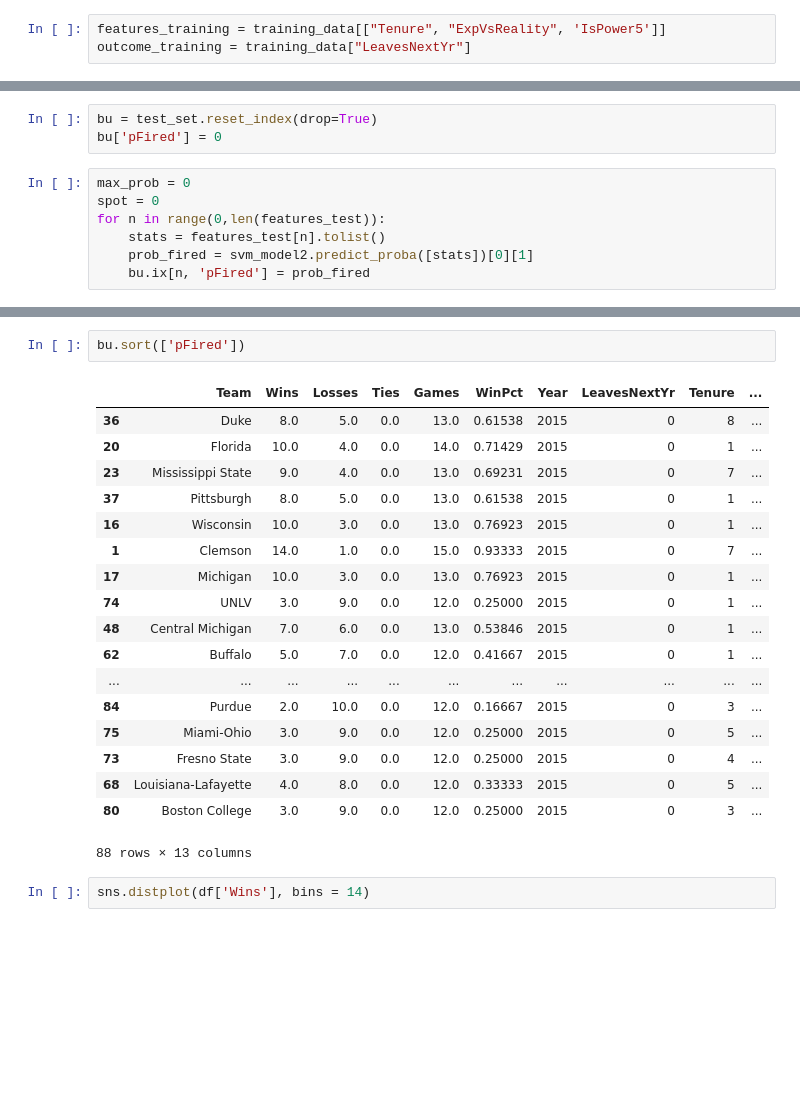
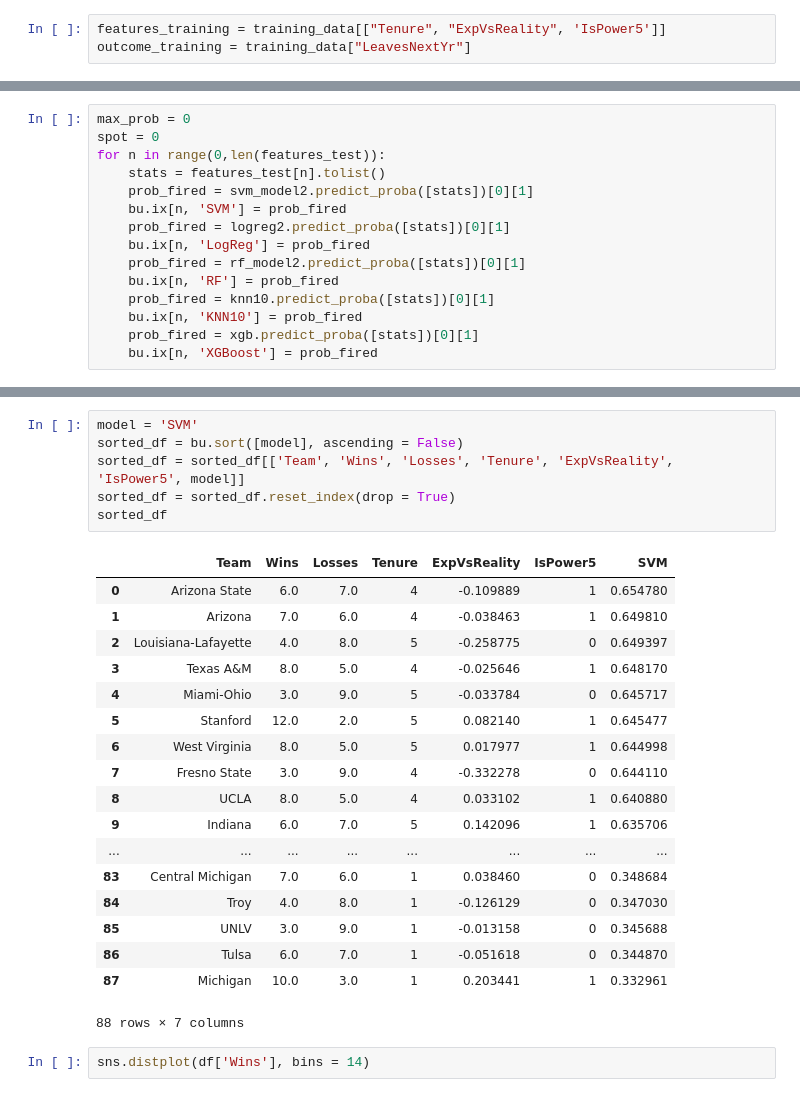
Before and after one commit to bighomeyg/ncaa_hot_seat_2016, a Jupyter notebook: hot_seat_coaches_2016.ipynb, the cells around one changed output, grey strips where cells are left out. Saved outputs shown, nothing was run; the diff lists cells and outputs as text; blank space fills up the shorter version.

```diff
--- a/hot_seat_coaches_2016.ipynb
+++ b/hot_seat_coaches_2016.ipynb
@@ -246,10 +270,15 @@ features_test = scaler.transform(test_data)
-# %%
-bu = test_set.reset_index(drop=True)
-bu['pFired'] = 0
 # %%
 max_prob = 0
 spot = 0
 for n in range(0,len(features_test)):
     stats = features_test[n].tolist()
     prob_fired = svm_model2.predict_proba([stats])[0][1]
-    bu.ix[n, 'pFired'] = prob_fired
+    bu.ix[n, 'SVM'] = prob_fired
+    prob_fired = logreg2.predict_proba([stats])[0][1]
+    bu.ix[n, 'LogReg'] = prob_fired
+    prob_fired = rf_model2.predict_proba([stats])[0][1]
+    bu.ix[n, 'RF'] = prob_fired
+    prob_fired = knn10.predict_proba([stats])[0][1]
+    bu.ix[n, 'KNN10'] = prob_fired
+    prob_fired = xgb.predict_proba([stats])[0][1]
+    bu.ix[n, 'XGBoost'] = prob_fired
@@ -271,24 +285,28 @@ bu[bu['pFired'] > 0.65]
-# %%
-bu.sort(['pFired'])
-# %% [output]
-|  | Team | Wins | Losses | Ties | Games | WinPct | Year | LeavesNextYr | Tenure | ... |
-| 36 | Duke | 8.0 | 5.0 | 0.0 | 13.0 | 0.61538 | 2015 | 0 | 8 | ... |
-| 20 | Florida | 10.0 | 4.0 | 0.0 | 14.0 | 0.71429 | 2015 | 0 | 1 | ... |
-| 23 | Mississippi State | 9.0 | 4.0 | 0.0 | 13.0 | 0.69231 | 2015 | 0 | 7 | ... |
-| 37 | Pittsburgh | 8.0 | 5.0 | 0.0 | 13.0 | 0.61538 | 2015 | 0 | 1 | ... |
-| 16 | Wisconsin | 10.0 | 3.0 | 0.0 | 13.0 | 0.76923 | 2015 | 0 | 1 | ... |
-| 1 | Clemson | 14.0 | 1.0 | 0.0 | 15.0 | 0.93333 | 2015 | 0 | 7 | ... |
-| 17 | Michigan | 10.0 | 3.0 | 0.0 | 13.0 | 0.76923 | 2015 | 0 | 1 | ... |
-| 74 | UNLV | 3.0 | 9.0 | 0.0 | 12.0 | 0.25000 | 2015 | 0 | 1 | ... |
-| 48 | Central Michigan | 7.0 | 6.0 | 0.0 | 13.0 | 0.53846 | 2015 | 0 | 1 | ... |
-| 62 | Buffalo | 5.0 | 7.0 | 0.0 | 12.0 | 0.41667 | 2015 | 0 | 1 | ... |
-| ... | ... | ... | ... | ... | ... | ... | ... | ... | ... | ... |
-| 84 | Purdue | 2.0 | 10.0 | 0.0 | 12.0 | 0.16667 | 2015 | 0 | 3 | ... |
-| 75 | Miami-Ohio | 3.0 | 9.0 | 0.0 | 12.0 | 0.25000 | 2015 | 0 | 5 | ... |
-| 73 | Fresno State | 3.0 | 9.0 | 0.0 | 12.0 | 0.25000 | 2015 | 0 | 4 | ... |
-| 68 | Louisiana-Lafayette | 4.0 | 8.0 | 0.0 | 12.0 | 0.33333 | 2015 | 0 | 5 | ... |
-| 80 | Boston College | 3.0 | 9.0 | 0.0 | 12.0 | 0.25000 | 2015 | 0 | 3 | ... |
-88 rows × 13 columns
+# %%
+model = 'SVM'
+sorted_df = bu.sort([model], ascending = False)
+sorted_df = sorted_df[['Team', 'Wins', 'Losses', 'Tenure', 'ExpVsReality', 'IsPower5', model]]
+sorted_df = sorted_df.reset_index(drop = True)
+sorted_df
+# %% [output]
+|  | Team | Wins | Losses | Tenure | ExpVsReality | IsPower5 | SVM |
+| 0 | Arizona State | 6.0 | 7.0 | 4 | -0.109889 | 1 | 0.654780 |
+| 1 | Arizona | 7.0 | 6.0 | 4 | -0.038463 | 1 | 0.649810 |
+| 2 | Louisiana-Lafayette | 4.0 | 8.0 | 5 | -0.258775 | 0 | 0.649397 |
+| 3 | Texas A&M | 8.0 | 5.0 | 4 | -0.025646 | 1 | 0.648170 |
+| 4 | Miami-Ohio | 3.0 | 9.0 | 5 | -0.033784 | 0 | 0.645717 |
+| 5 | Stanford | 12.0 | 2.0 | 5 | 0.082140 | 1 | 0.645477 |
+| 6 | West Virginia | 8.0 | 5.0 | 5 | 0.017977 | 1 | 0.644998 |
+| 7 | Fresno State | 3.0 | 9.0 | 4 | -0.332278 | 0 | 0.644110 |
+| 8 | UCLA | 8.0 | 5.0 | 4 | 0.033102 | 1 | 0.640880 |
+| 9 | Indiana | 6.0 | 7.0 | 5 | 0.142096 | 1 | 0.635706 |
+| ... | ... | ... | ... | ... | ... | ... | ... |
+| 83 | Central Michigan | 7.0 | 6.0 | 1 | 0.038460 | 0 | 0.348684 |
+| 84 | Troy | 4.0 | 8.0 | 1 | -0.126129 | 0 | 0.347030 |
+| 85 | UNLV | 3.0 | 9.0 | 1 | -0.013158 | 0 | 0.345688 |
+| 86 | Tulsa | 6.0 | 7.0 | 1 | -0.051618 | 0 | 0.344870 |
+| 87 | Michigan | 10.0 | 3.0 | 1 | 0.203441 | 1 | 0.332961 |
+88 rows × 7 columns
 # %%
 sns.distplot(df['Wins'], bins = 14)
 # %% [output]
```
Also changed, not shown: parts of 23 cells of this notebook.
